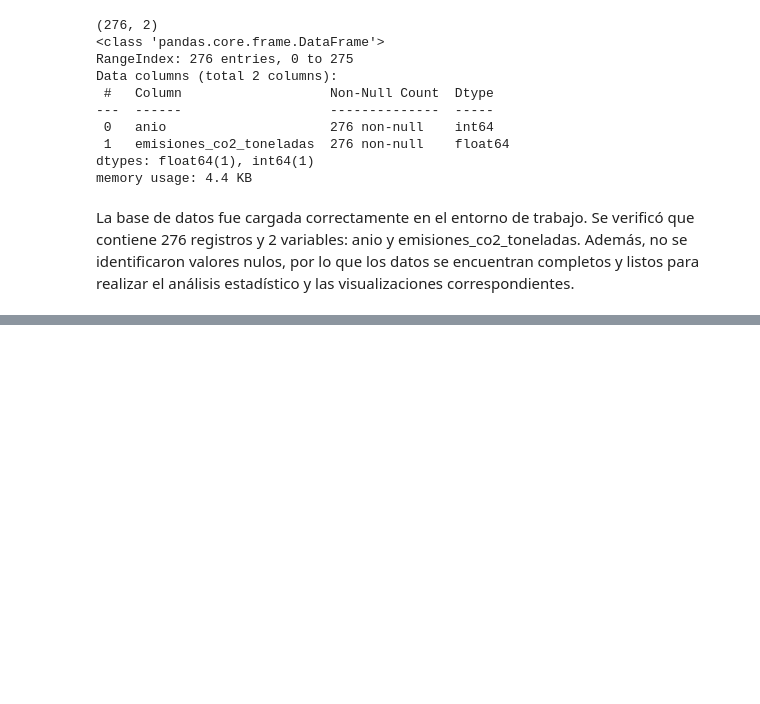
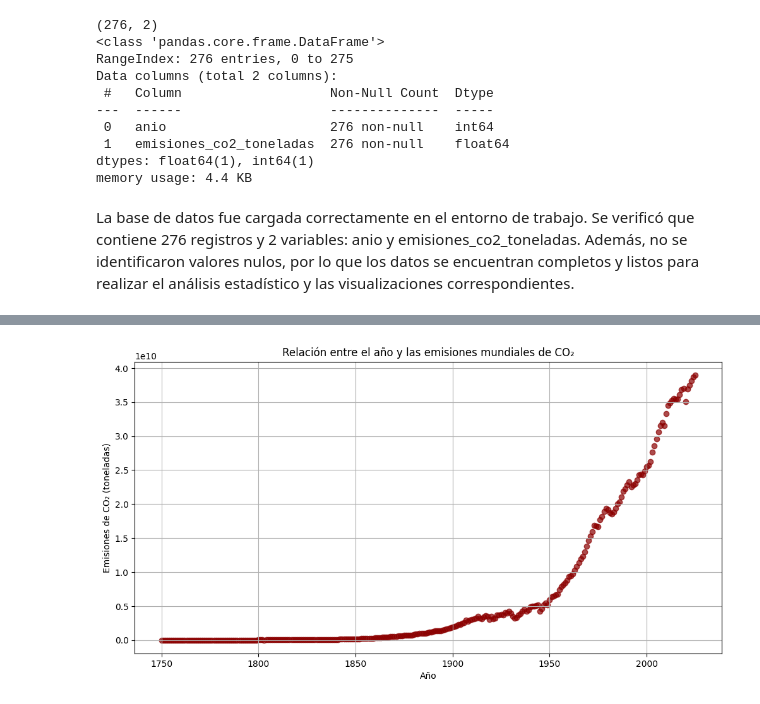
Before and after one commit to kafuni1234-gif/ACTIVIDAD-4-, a Jupyter notebook: 02_analisis_visualizacion_CO2.ipynb, the cells around one changed output, grey strips where cells are left out. Cells and saved outputs as stored; diff of their text form; code cells hidden in the pictures; blank space fills up the shorter version.

```diff
--- a/02_analisis_visualizacion_CO2.ipynb
+++ b/02_analisis_visualizacion_CO2.ipynb
@@ -87,0 +144,18 @@ La base de datos fue cargada correctamente en el entorno de trabajo. Se verific
+# %%
+plt.figure(figsize=(12,6))
+
+plt.scatter(
+    datos['anio'],
+    datos['emisiones_co2_toneladas'],
+    color='darkred',
+    alpha=0.7
+)
+
+plt.title('Relación entre el año y las emisiones mundiales de CO₂')
+plt.xlabel('Año')
+plt.ylabel('Emisiones de CO₂ (toneladas)')
+plt.grid(True)
+
+plt.show()
+# %% [output]
+[figure, added]
```
Also changed, not shown: parts of 12 cells of this notebook.
